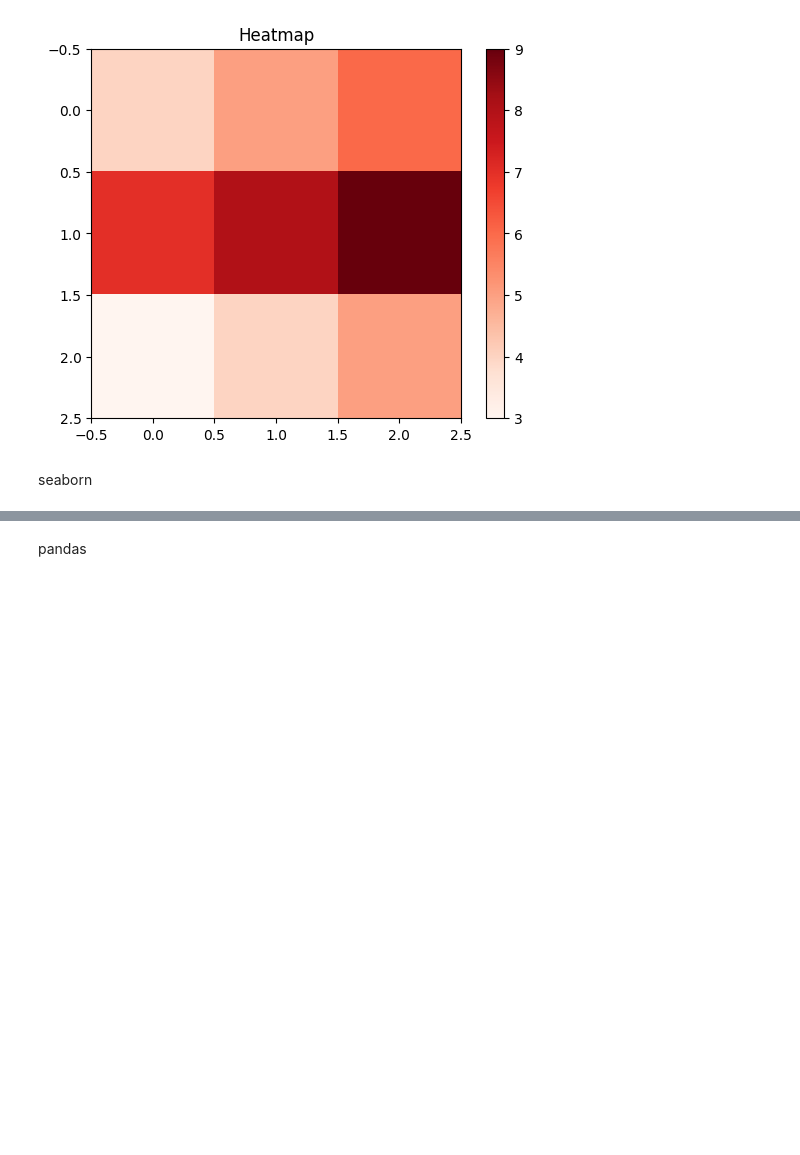
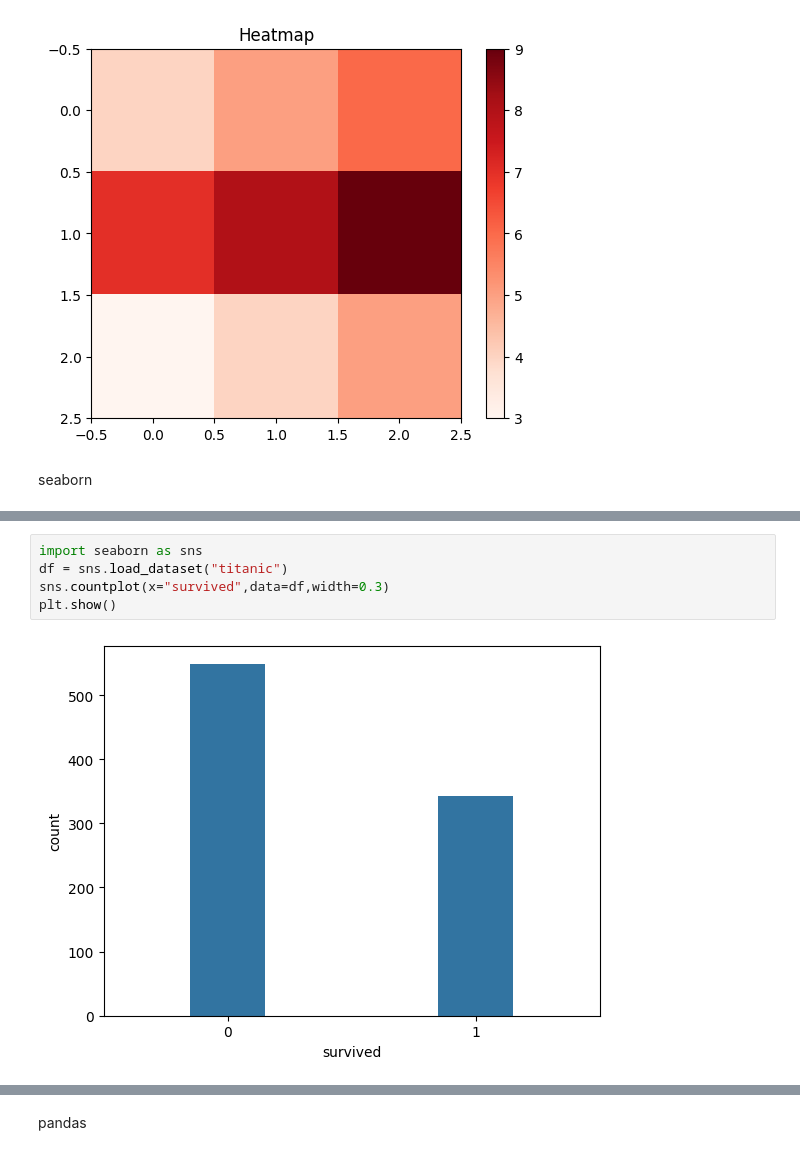
Before and after one commit to Meghana-Molleti/datascience, a Jupyter notebook: Untitled1.ipynb, the cells around one changed output, grey strips where cells are left out. Drawn from its saved outputs; the diff is of its cells as text; blank space fills up the shorter version.

```diff
--- a/Untitled1.ipynb
+++ b/Untitled1.ipynb
@@ -1149,0 +1176,7 @@ seaborn
+# %%
+import seaborn as sns
+df = sns.load_dataset("titanic")
+sns.countplot(x="survived",data=df,width=0.3)
+plt.show()
+# %% [output]
+[figure, added]
```
Also changed, not shown: parts of 15 cells of this notebook.
